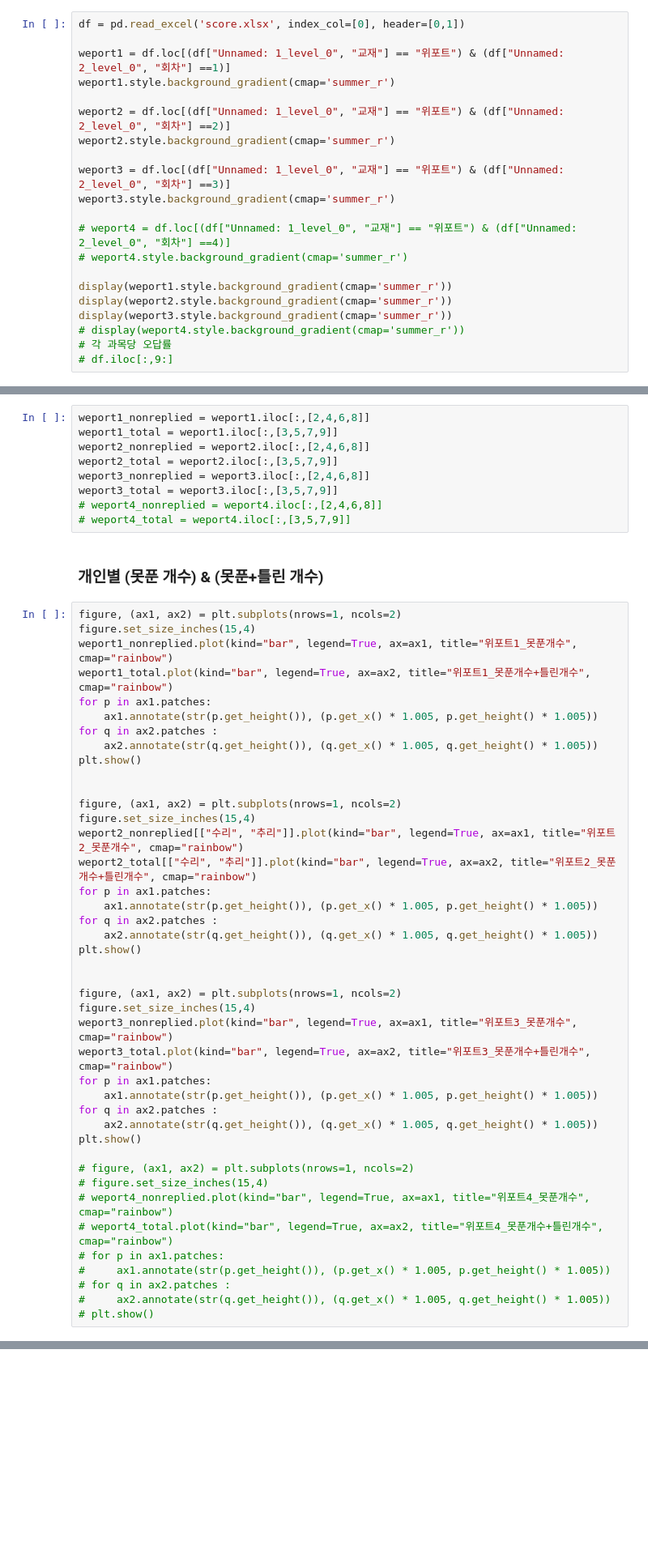
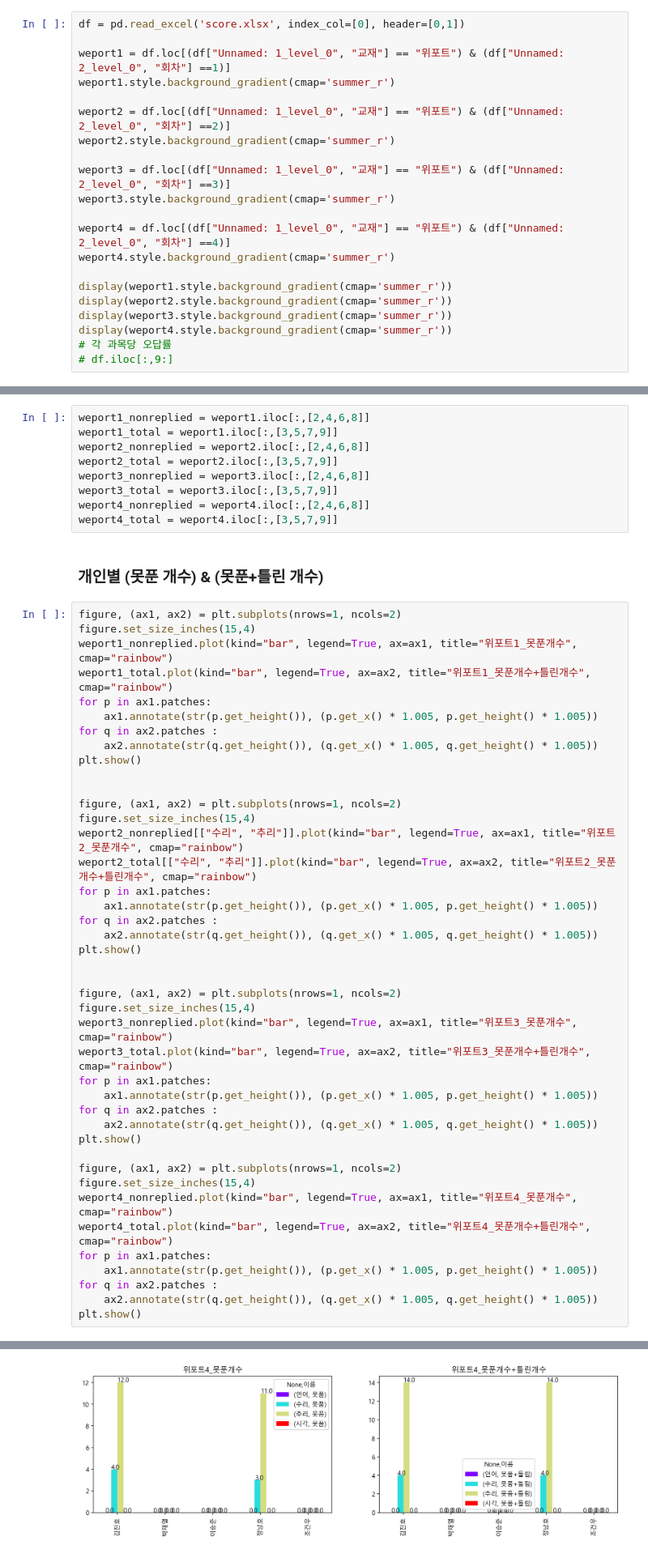
Before and after one commit to jeongnamho/gsat, a Jupyter notebook: 20_second/weport.ipynb, the cells around one changed output, grey strips where cells are left out. Shown at 81% size. Drawn from its saved outputs; the diff is of its cells as text; blank space fills up the shorter version.

Commit message:
weport4

```diff
--- a/20_second/weport.ipynb
+++ b/20_second/weport.ipynb
@@ -59,13 +59,13 @@ weport2.style.background_gradient(cmap='summer_r')
 weport3 = df.loc[(df["Unnamed: 1_level_0", "교재"] == "위포트") & (df["Unnamed: 2_level_0", "회차"] ==3)]
 weport3.style.background_gradient(cmap='summer_r')
 
-# weport4 = df.loc[(df["Unnamed: 1_level_0", "교재"] == "위포트") & (df["Unnamed: 2_level_0", "회차"] ==4)]
-# weport4.style.background_gradient(cmap='summer_r')
+weport4 = df.loc[(df["Unnamed: 1_level_0", "교재"] == "위포트") & (df["Unnamed: 2_level_0", "회차"] ==4)]
+weport4.style.background_gradient(cmap='summer_r')
 
 display(weport1.style.background_gradient(cmap='summer_r'))
 display(weport2.style.background_gradient(cmap='summer_r'))
 display(weport3.style.background_gradient(cmap='summer_r'))
-# display(weport4.style.background_gradient(cmap='summer_r'))
+display(weport4.style.background_gradient(cmap='summer_r'))
 # 각 과목당 오답률
 # df.iloc[:,9:]
 # %% [output]
@@ -97,8 +104,8 @@ weport2_nonreplied = weport2.iloc[:,[2,4,6,8]]
 weport2_total = weport2.iloc[:,[3,5,7,9]]
 weport3_nonreplied = weport3.iloc[:,[2,4,6,8]]
 weport3_total = weport3.iloc[:,[3,5,7,9]]
-# weport4_nonreplied = weport4.iloc[:,[2,4,6,8]]
-# weport4_total = weport4.iloc[:,[3,5,7,9]]
+weport4_nonreplied = weport4.iloc[:,[2,4,6,8]]
+weport4_total = weport4.iloc[:,[3,5,7,9]]
 # %% [markdown]
 ### 개인별  (못푼 개수) & (못푼+틀린 개수)
 # %%
@@ -111,42 +118,43 @@ for p in ax1.patches:
 for q in ax2.patches :
     ax2.annotate(str(q.get_height()), (q.get_x() * 1.005, q.get_height() * 1.005))
 plt.show()
 
 
 figure, (ax1, ax2) = plt.subplots(nrows=1, ncols=2)
 figure.set_size_inches(15,4)
 weport2_nonreplied[["수리", "추리"]].plot(kind="bar", legend=True, ax=ax1, title="위포트2_못푼개수", cmap="rainbow")
 weport2_total[["수리", "추리"]].plot(kind="bar", legend=True, ax=ax2, title="위포트2_못푼개수+틀린개수", cmap="rainbow")
 for p in ax1.patches:
     ax1.annotate(str(p.get_height()), (p.get_x() * 1.005, p.get_height() * 1.005))
 for q in ax2.patches :
     ax2.annotate(str(q.get_height()), (q.get_x() * 1.005, q.get_height() * 1.005))
 plt.show()
 
 
 figure, (ax1, ax2) = plt.subplots(nrows=1, ncols=2)
 figure.set_size_inches(15,4)
 weport3_nonreplied.plot(kind="bar", legend=True, ax=ax1, title="위포트3_못푼개수", cmap="rainbow")
 weport3_total.plot(kind="bar", legend=True, ax=ax2, title="위포트3_못푼개수+틀린개수", cmap="rainbow")
 for p in ax1.patches:
     ax1.annotate(str(p.get_height()), (p.get_x() * 1.005, p.get_height() * 1.005))
 for q in ax2.patches :
     ax2.annotate(str(q.get_height()), (q.get_x() * 1.005, q.get_height() * 1.005))
 plt.show()
 
-# figure, (ax1, ax2) = plt.subplots(nrows=1, ncols=2)
-# figure.set_size_inches(15,4)
-# weport4_nonreplied.plot(kind="bar", legend=True, ax=ax1, title="위포트4_못푼개수", cmap="rainbow")
-# weport4_total.plot(kind="bar", legend=True, ax=ax2, title="위포트4_못푼개수+틀린개수", cmap="rainbow")
-# for p in ax1.patches:
-#     ax1.annotate(str(p.get_height()), (p.get_x() * 1.005, p.get_height() * 1.005))
-# for q in ax2.patches :
-#     ax2.annotate(str(q.get_height()), (q.get_x() * 1.005, q.get_height() * 1.005))
-# plt.show()
+figure, (ax1, ax2) = plt.subplots(nrows=1, ncols=2)
+figure.set_size_inches(15,4)
+weport4_nonreplied.plot(kind="bar", legend=True, ax=ax1, title="위포트4_못푼개수", cmap="rainbow")
+weport4_total.plot(kind="bar", legend=True, ax=ax2, title="위포트4_못푼개수+틀린개수", cmap="rainbow")
+for p in ax1.patches:
+    ax1.annotate(str(p.get_height()), (p.get_x() * 1.005, p.get_height() * 1.005))
+for q in ax2.patches :
+    ax2.annotate(str(q.get_height()), (q.get_x() * 1.005, q.get_height() * 1.005))
+plt.show()
 # %% [output]
 [figure]
 [figure]
 [figure]
+[figure, added]
 # %% [markdown]
 ### 영역별 (못푼 개수) & (못푼+틀린 개수) [For comparison]
 # %%
```
Also changed, not shown: parts of 3 cells of this notebook, 1 other file.
